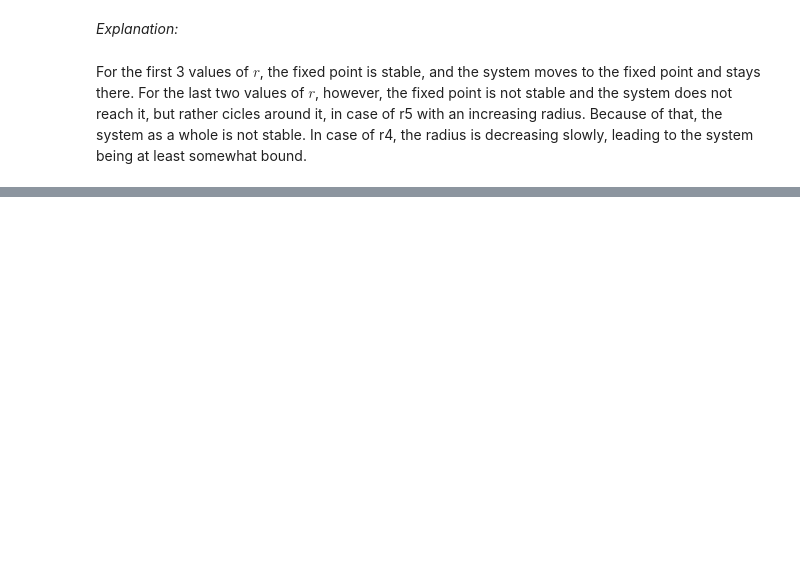
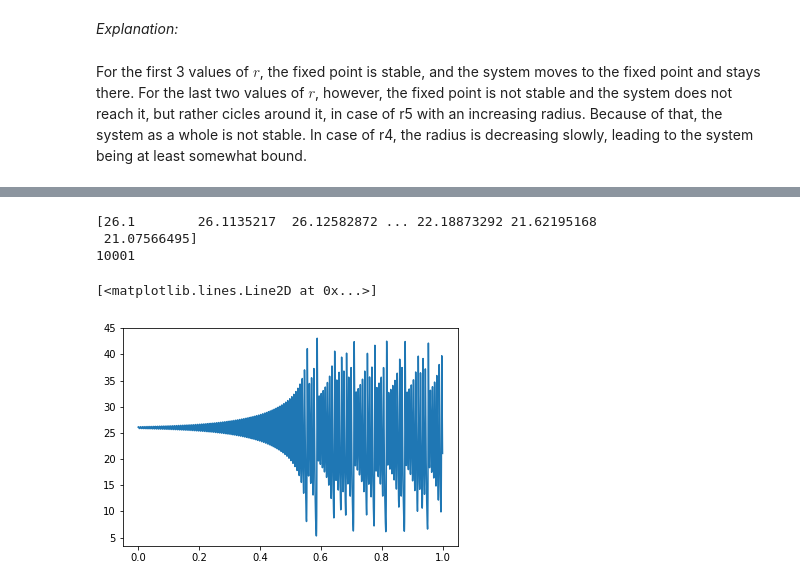
Before and after one commit to beikerta/Computational-Physics, a Jupyter notebook: HW 8/Homework 8.ipynb, the cells around one changed output, grey strips where cells are left out. Drawn from its saved outputs; the diff is of its cells as text; code cells hidden in the pictures; blank space fills up the shorter version.

```diff
--- a/HW 8/Homework 8.ipynb
+++ b/HW 8/Homework 8.ipynb
@@ -62,0 +66,19 @@ For the first 3 values of $r$, the fixed point is stable, and the system moves t
+# %%
+r = 27
+def funcX(y0,x0, f_args = {}):
+    return np.array([-sigma*(y0[0]-y0[1]),r*y0[0]-y0[1]-y0[0]*y0[2], y0[0]*y0[1] - b * y0[2] ])
+
+a0 = np.sqrt(b*(r-1))
+y0 = np.array([a0,a0,r-1]) + 0.1#positive solution
+
+yn,xn = rk4.rk4(y0,np.array([0]) ,funcX,0.01,10000)
+print(yn[:,2])
+print(len(yn[:,2]))
+#print(yn[k:2*k,2])
+plt.plot(np.linspace(0,1,len(yn[:,2])),yn[:,2])
+# %% [output]
+[26.1        26.1135217  26.12582872 ... 22.18873292 21.62195168
+ 21.07566495]
+10001
+[<matplotlib.lines.Line2D at 0x...>]
+[figure, added]
```
Also changed, not shown: parts of 5 cells of this notebook.
